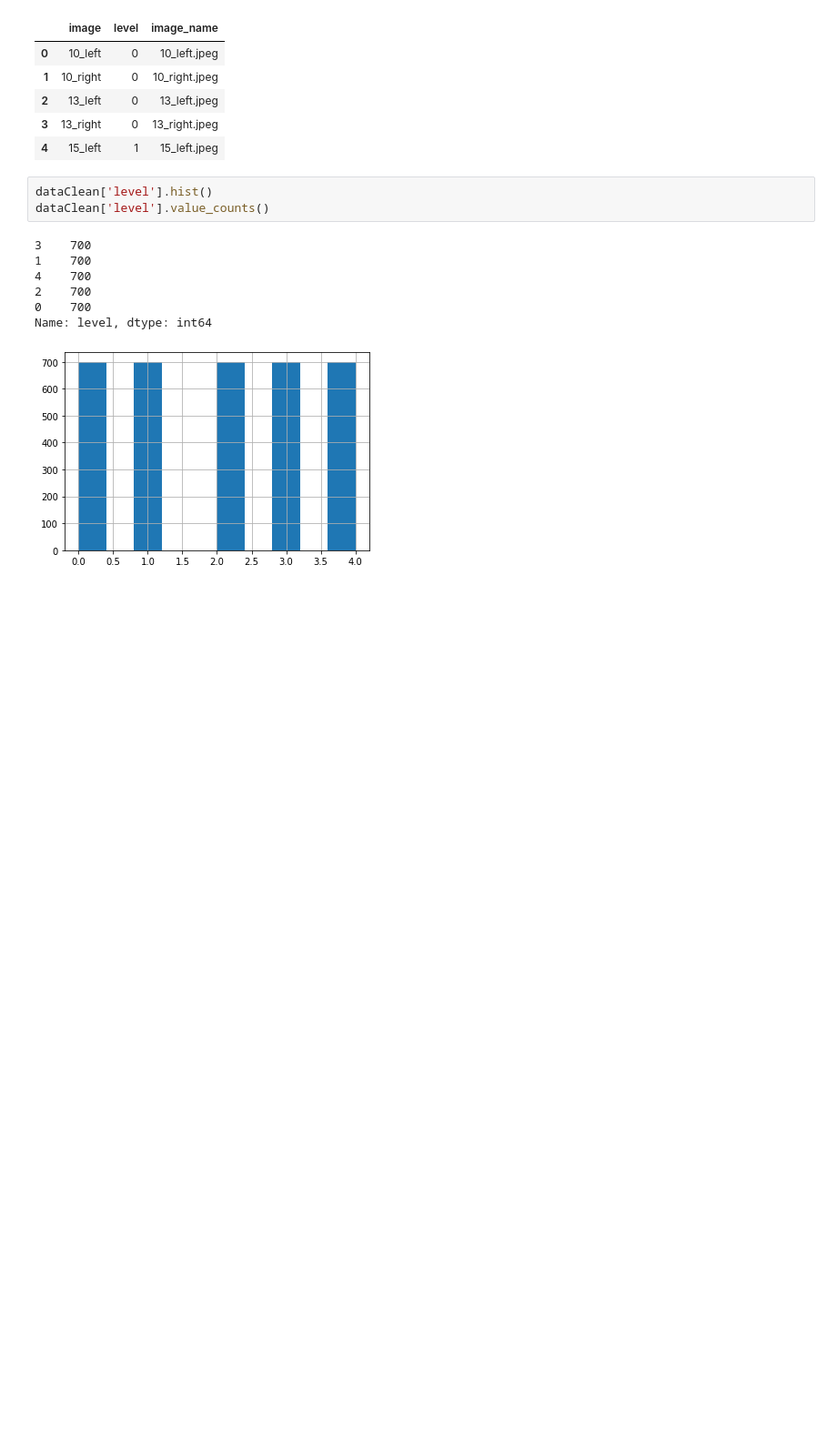
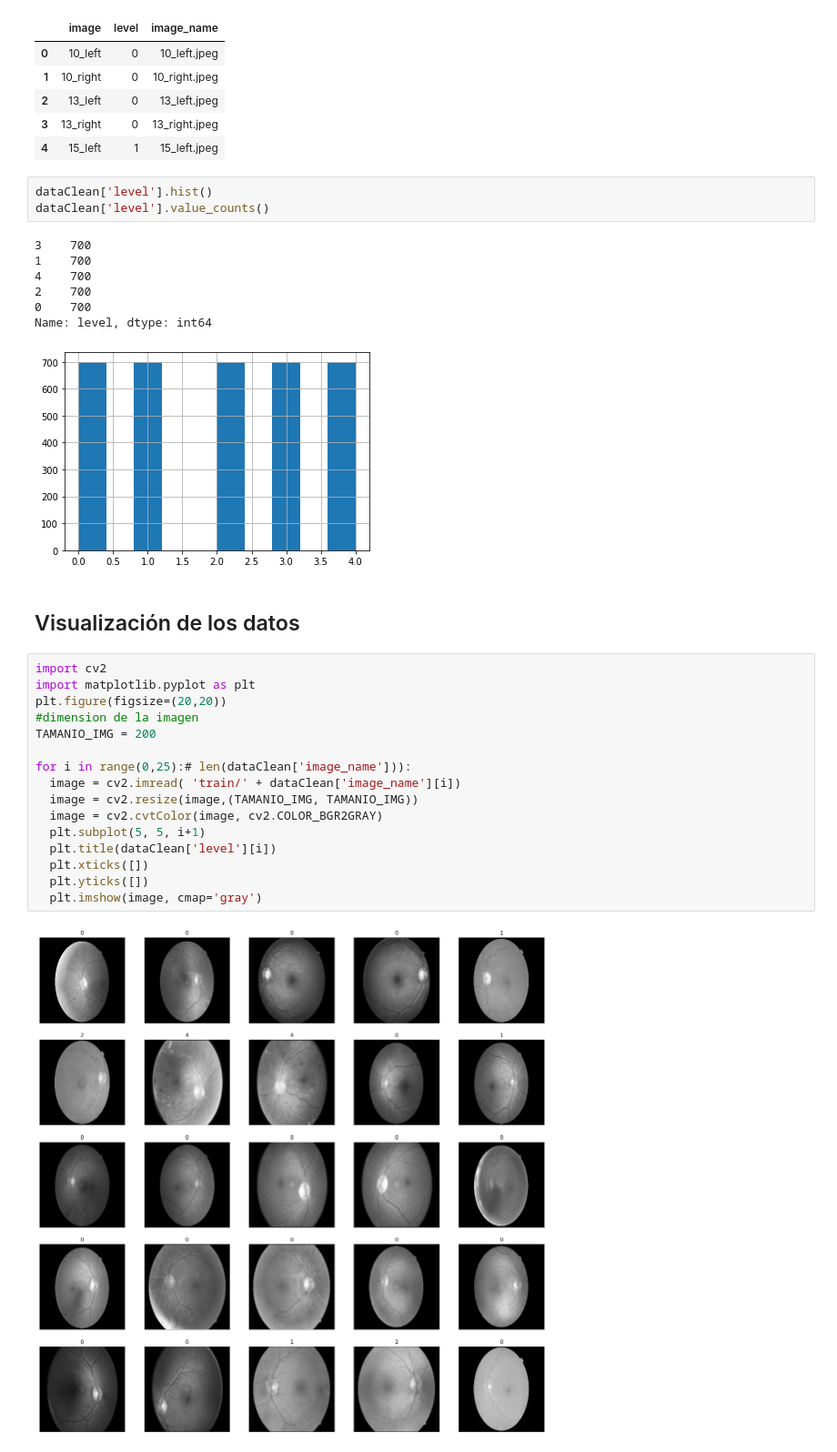
Before and after one commit to GustavoBD-Dev/ThesisProjectDDRUCNN, a Jupyter notebook: ThesisProjectDDRUCNN.ipynb, the cells around one changed output. Shown: that part at 91% size. Drawn from its saved outputs; the diff is of its cells as text; blank space fills up the shorter version.

```diff
--- a/ThesisProjectDDRUCNN.ipynb
+++ b/ThesisProjectDDRUCNN.ipynb
@@ -151,3 +151,23 @@ dataClean['level'].value_counts()
 0    700
 Name: level, dtype: int64
 [figure]
+# %% [markdown]
+## Visualización de los datos
+# %%
+import cv2
+import matplotlib.pyplot as plt
+plt.figure(figsize=(20,20))
+#dimension de la imagen
+TAMANIO_IMG = 200
+
+for i in range(0,25):# len(dataClean['image_name'])):
+  image = cv2.imread( 'train/' + dataClean['image_name'][i])
+  image = cv2.resize(image,(TAMANIO_IMG, TAMANIO_IMG))
+  image = cv2.cvtColor(image, cv2.COLOR_BGR2GRAY)
+  plt.subplot(5, 5, i+1)
+  plt.title(dataClean['level'][i])
+  plt.xticks([])
+  plt.yticks([])
+  plt.imshow(image, cmap='gray')
+# %% [output]
+[figure, added]
```
Also changed, not shown: parts of 3 cells of this notebook.
